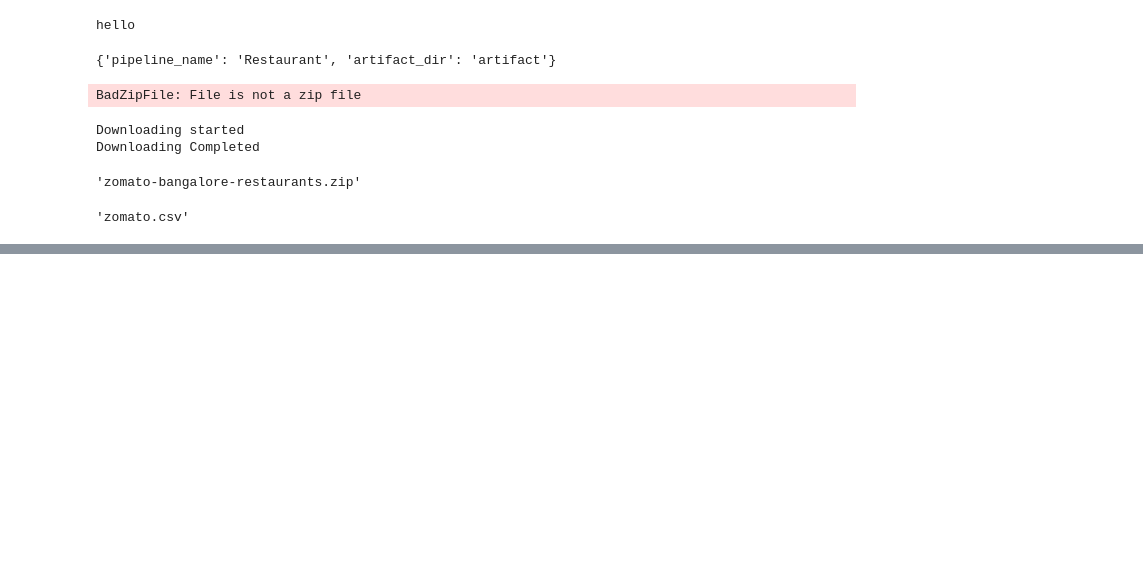
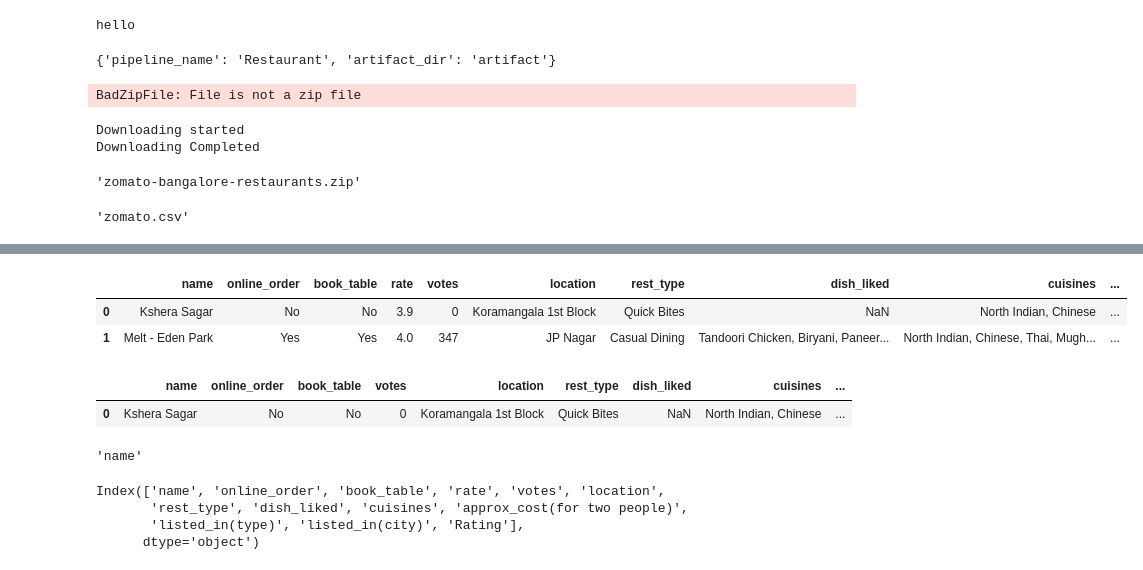
Before and after one commit to shaikshan/Restaurant_Rating_Prediction, a Jupyter notebook: notebook/example.ipynb, the cells around one changed output, grey strips where cells are left out. Cells and saved outputs as stored; diff of their text form; code cells hidden in the pictures; blank space fills up the shorter version.

```diff
--- a/notebook/example.ipynb
+++ b/notebook/example.ipynb
@@ -76,0 +269,4 @@ file[0]
+# %%
+import pandas as pd
+
+test_df = pd.read_csv(r"D:\Restaurant_Rating_Prediction\Restaurant\artifact\data_ingestion\2022-24-28-17-24-02\ingested_data\test\zomato.csv")
@@ -76,0 +275,6 @@ file[0]
+# %%
+
+columns = ['url','address','phone','reviews_list','menu_item']
+for column in test_df.columns:
+    if column in columns:
+        test_df.drop(columns=column,axis=1,inplace=True)
@@ -76,0 +288,2 @@ file[0]
+# %%
+test_df['approx_cost(for two people)'] = test_df['approx_cost(for two people)'].str.replace(",","")
@@ -76,0 +315,8 @@ file[0]
+# %%
+test_df['approx_cost(for two people)'] = pd.to_numeric(test_df['approx_cost(for two people)'])
+# %%
+test_df.head(2)
+# %% [output]
+|  | name | online_order | book_table | rate | votes | location | rest_type | dish_liked | cuisines | ... |
+| 0 | Kshera Sagar | No | No | 3.9 | 0 | Koramangala 1st Block | Quick Bites | NaN | North Indian, Chinese | ... |
+| 1 | Melt - Eden Park | Yes | Yes | 4.0 | 347 | JP Nagar | Casual Dining | Tandoori Chicken, Biryani, Paneer... | North Indian, Chinese, Thai, Mugh... | ... |
@@ -76,0 +325,5 @@ file[0]
+# %%
+test_df.drop('rate',axis=1).head(1)
+# %% [output]
+|  | name | online_order | book_table | votes | location | rest_type | dish_liked | cuisines | ... |
+| 0 | Kshera Sagar | No | No | 0 | Koramangala 1st Block | Quick Bites | NaN | North Indian, Chinese | ... |
@@ -76,0 +345,11 @@ file[0]
+# %%
+train_df.dtypes.index[0]
+# %% [output]
+'name'
+# %%
+test_df.columns
+# %% [output]
+Index(['name', 'online_order', 'book_table', 'rate', 'votes', 'location',
+       'rest_type', 'dish_liked', 'cuisines', 'approx_cost(for two people)',
+       'listed_in(type)', 'listed_in(city)', 'Rating'],
+      dtype='object')
```
Also changed, not shown: parts of 36 cells of this notebook, 8 other files.
